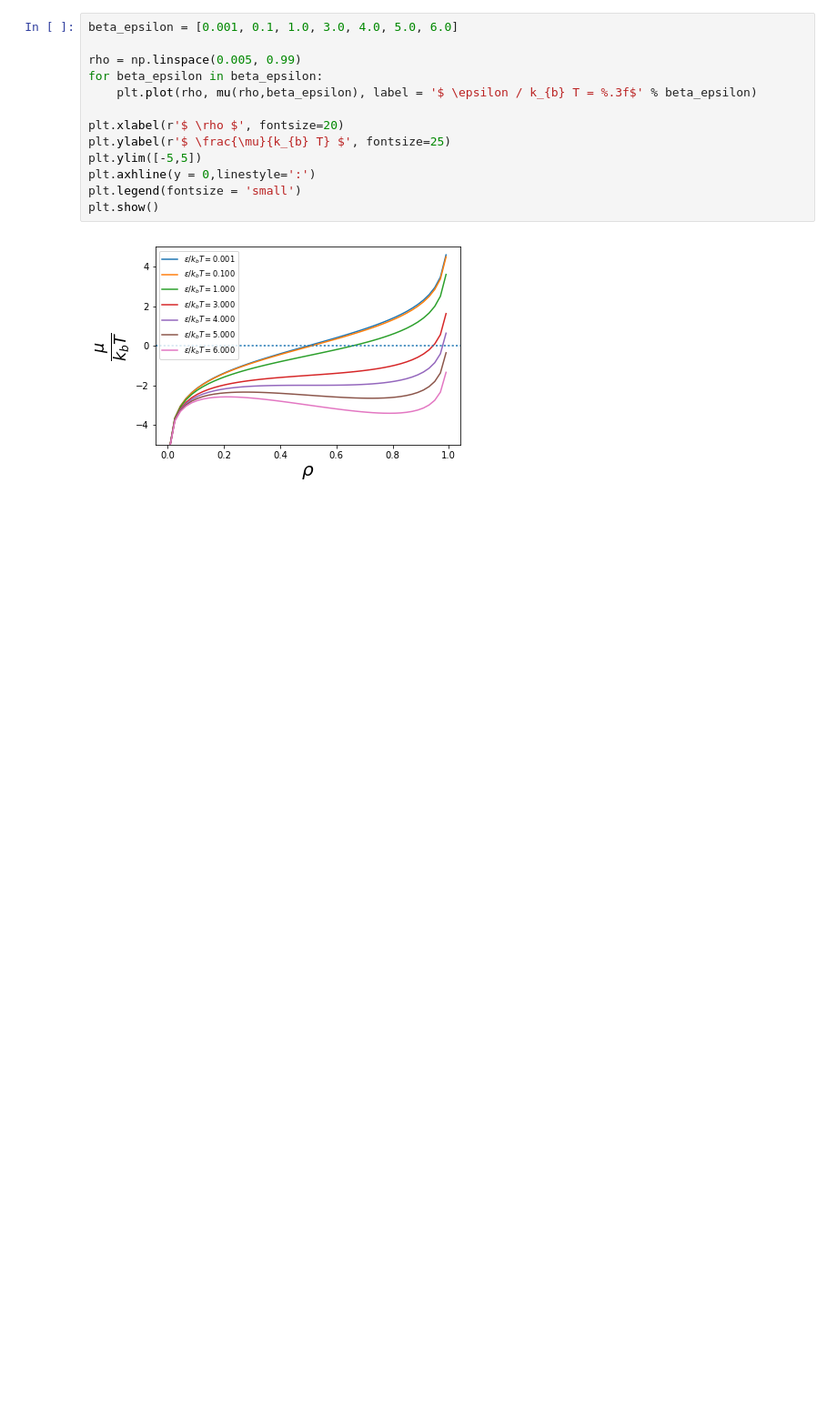
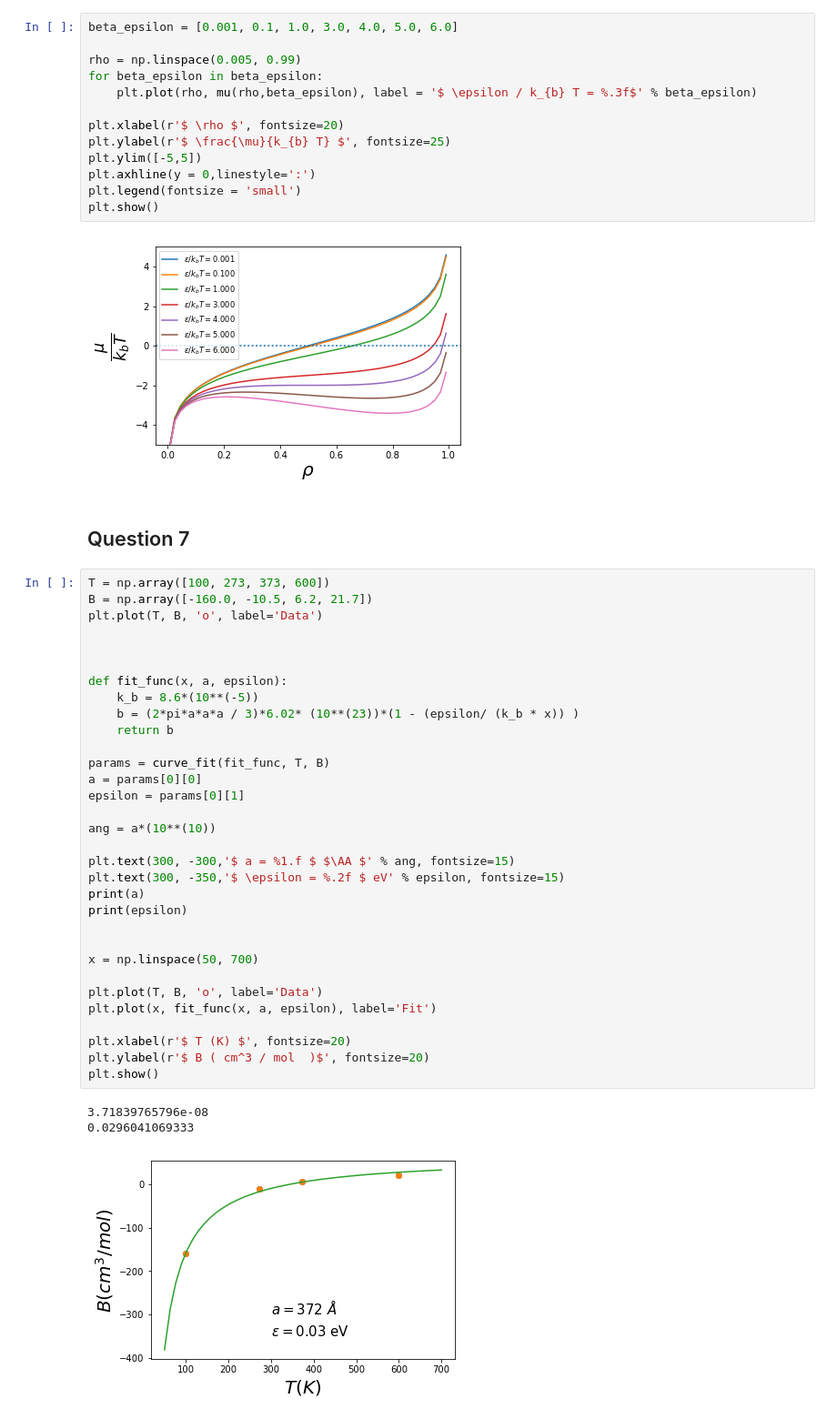
Before and after one commit to rodsveiga/statistical-mechanics, a Jupyter notebook: einstein_fit.ipynb, the cells around one changed output. Shown at 91% size. Cells and saved outputs as stored; diff of their text form; blank space fills up the shorter version.

```diff
--- a/einstein_fit.ipynb
+++ b/einstein_fit.ipynb
@@ -111,3 +112,41 @@ plt.legend(fontsize = 'small')
 plt.show()
 # %% [output]
 [figure]
+# %% [markdown]
+## Question 7
+# %%
+T = np.array([100, 273, 373, 600])
+B = np.array([-160.0, -10.5, 6.2, 21.7])
+plt.plot(T, B, 'o', label='Data')
+
+
+
+def fit_func(x, a, epsilon):
+    k_b = 8.6*(10**(-5))
+    b = (2*pi*a*a*a / 3)*6.02* (10**(23))*(1 - (epsilon/ (k_b * x)) )
+    return b
+
+params = curve_fit(fit_func, T, B)
+a = params[0][0]
+epsilon = params[0][1]
+
+ang = a*(10**(10))
+
+plt.text(300, -300,'$ a = %1.f $ $\AA $' % ang, fontsize=15)
+plt.text(300, -350,'$ \epsilon = %.2f $ eV' % epsilon, fontsize=15)
+print(a)
+print(epsilon)
+
+
+x = np.linspace(50, 700)
+
+plt.plot(T, B, 'o', label='Data')
+plt.plot(x, fit_func(x, a, epsilon), label='Fit')
+
+plt.xlabel(r'$ T (K) $', fontsize=20)
+plt.ylabel(r'$ B ( cm^3 / mol  )$', fontsize=20)
+plt.show()
+# %% [output]
+3.71839765796e-08
+0.0296041069333
+[figure, added]
```
Also changed, not shown: parts of 1 cell of this notebook.
